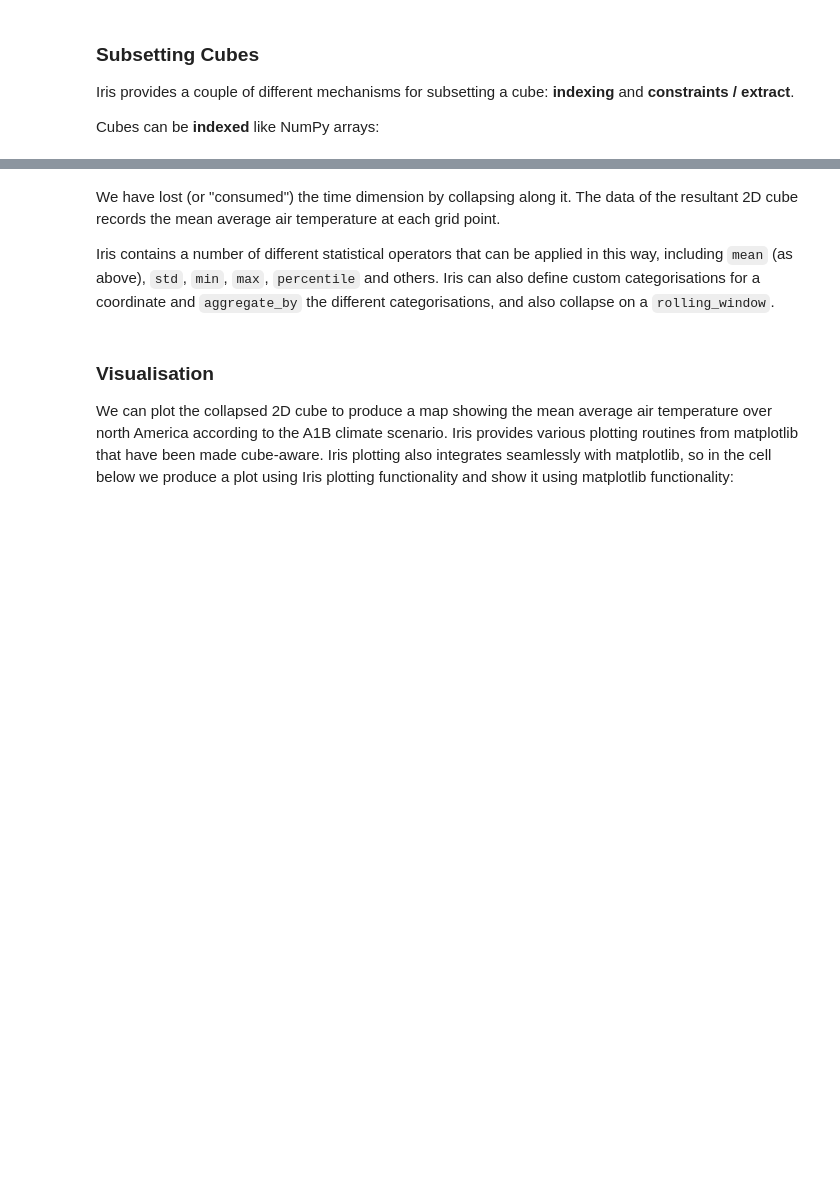
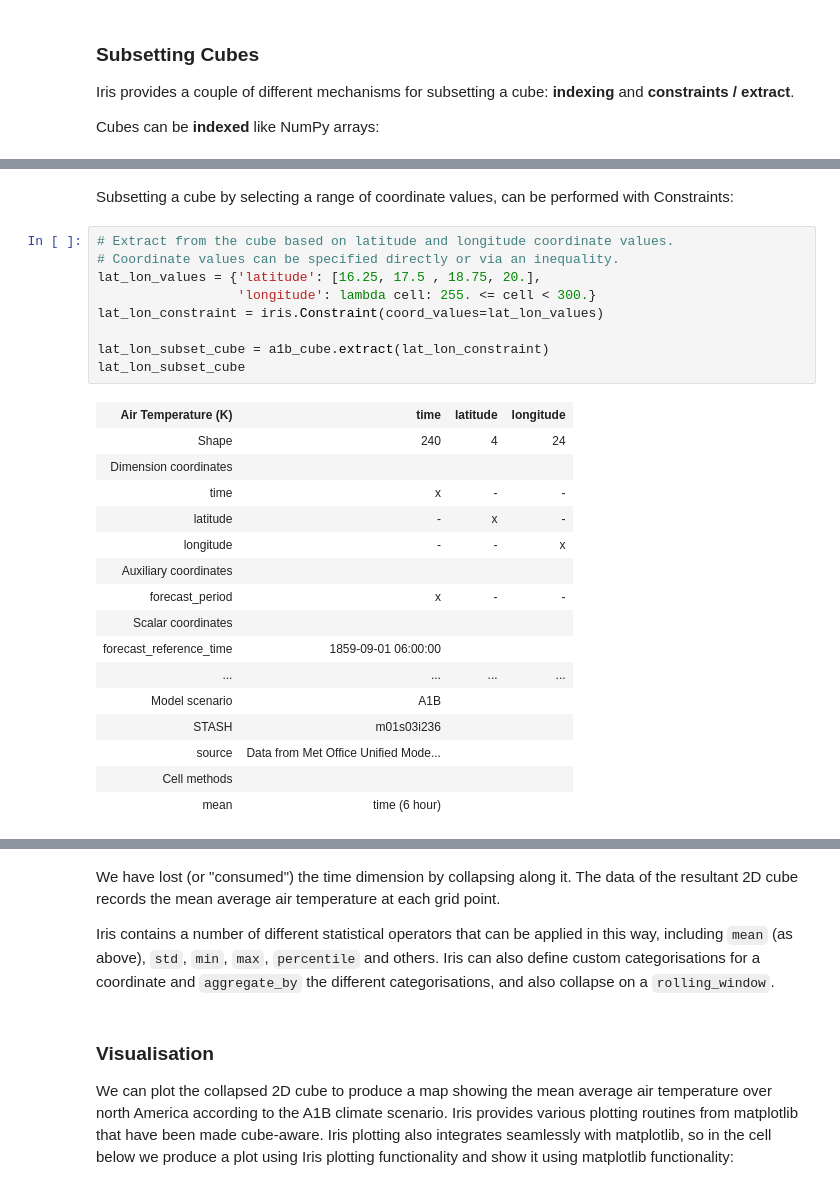
Before and after one commit to lbdreyer/space_apps_2019_scitools_tutorial, a Jupyter notebook: scitools_tutorial.ipynb, the cells around one changed output, grey strips where cells are left out. Cells and saved outputs as stored; diff of their text form; blank space fills up the shorter version.

```diff
--- a/scitools_tutorial.ipynb
+++ b/scitools_tutorial.ipynb
@@ -329,3 +371,31 @@ a1b_cube[:10, 15, 5:10]
+# %% [markdown]
+Subsetting a cube by selecting a range of coordinate values, can be performed with Constraints:
+# %%
+# Extract from the cube based on latitude and longitude coordinate values.
+# Coordinate values can be specified directly or via an inequality.
+lat_lon_values = {'latitude': [16.25, 17.5 , 18.75, 20.],
+                  'longitude': lambda cell: 255. <= cell < 300.}
+lat_lon_constraint = iris.Constraint(coord_values=lat_lon_values)
+
+lat_lon_subset_cube = a1b_cube.extract(lat_lon_constraint)
+lat_lon_subset_cube
+# %% [output]
+| Air Temperature (K) | time | latitude | longitude |
+| Shape | 240 | 4 | 24 |
+| Dimension coordinates |  |  |  |
+| time | x | - | - |
+| latitude | - | x | - |
+| longitude | - | - | x |
+| Auxiliary coordinates |  |  |  |
+| forecast_period | x | - | - |
+| Scalar coordinates |  |  |  |
+| forecast_reference_time | 1859-09-01 06:00:00 |  |  |
+| ... | ... | ... | ... |
+| Model scenario | A1B |  |  |
+| STASH | m01s03i236 |  |  |
+| source | Data from Met Office Unified Mode... |  |  |
+| Cell methods |  |  |  |
+| mean | time (6 hour) |  |  |
 # %% [markdown]
 ### Combining Cubes
 
```
Also changed, not shown: parts of 53 cells of this notebook, 1 other file.
